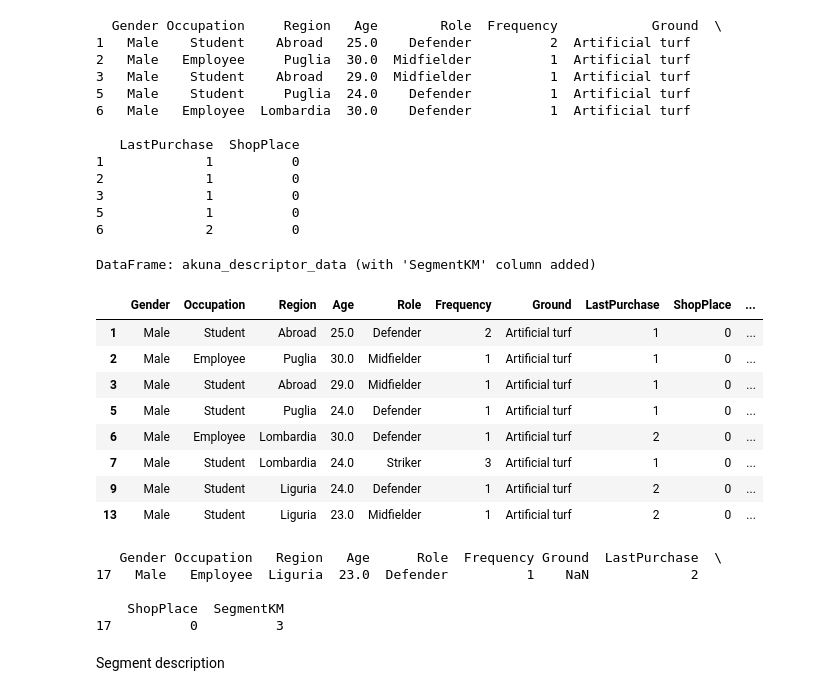
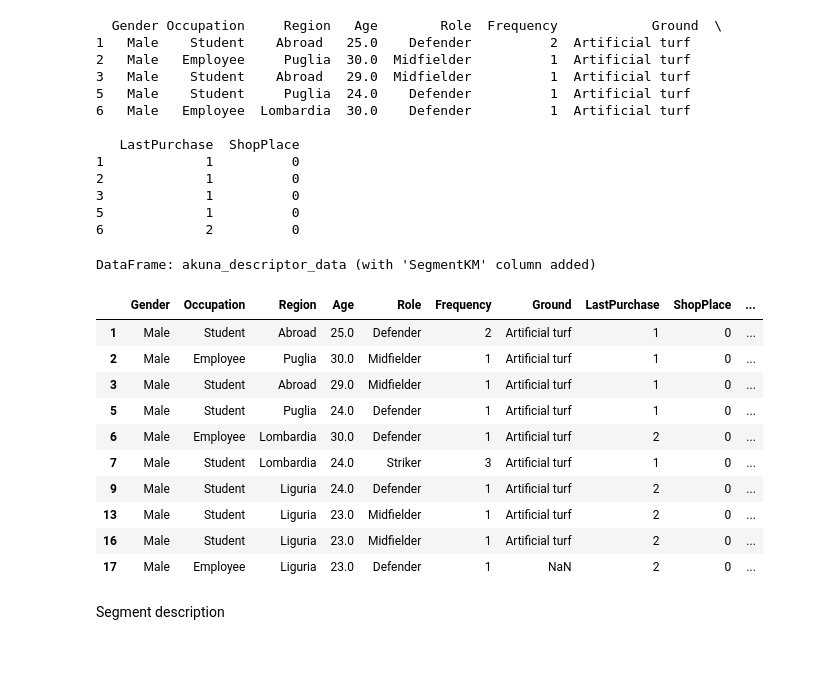
Before and after one commit to FraSeb6/Maketing_analysis, a Jupyter notebook: segmentation.ipynb, the cells around one changed output. Drawn from its saved outputs; the diff is of its cells as text; code cells hidden in the pictures; blank space fills up the shorter version.

```diff
--- a/segmentation.ipynb
+++ b/segmentation.ipynb
@@ -458,27 +456,20 @@ print(akuna_descriptor_data.head())
 # %%
 akuna_descriptor_data["SegmentKM"] = akuna_segmentation_data["SegmentKM"]
 print("DataFrame: akuna_descriptor_data (with 'SegmentKM' column added)")
-akuna_descriptor_data.head(8)
+akuna_descriptor_data.head(10)
 # %% [output]
 DataFrame: akuna_descriptor_data (with 'SegmentKM' column added)
 |  | Gender | Occupation | Region | Age | Role | Frequency | Ground | LastPurchase | ShopPlace | ... |
 | 1 | Male | Student | Abroad | 25.0 | Defender | 2 | Artificial turf | 1 | 0 | ... |
 | 2 | Male | Employee | Puglia | 30.0 | Midfielder | 1 | Artificial turf | 1 | 0 | ... |
 | 3 | Male | Student | Abroad | 29.0 | Midfielder | 1 | Artificial turf | 1 | 0 | ... |
 | 5 | Male | Student | Puglia | 24.0 | Defender | 1 | Artificial turf | 1 | 0 | ... |
 | 6 | Male | Employee | Lombardia | 30.0 | Defender | 1 | Artificial turf | 2 | 0 | ... |
 | 7 | Male | Student | Lombardia | 24.0 | Striker | 3 | Artificial turf | 1 | 0 | ... |
 | 9 | Male | Student | Liguria | 24.0 | Defender | 1 | Artificial turf | 2 | 0 | ... |
 | 13 | Male | Student | Liguria | 23.0 | Midfielder | 1 | Artificial turf | 2 | 0 | ... |
+| 16 | Male | Student | Liguria | 23.0 | Midfielder | 1 | Artificial turf | 2 | 0 | ... |
+| 17 | Male | Employee | Liguria | 23.0 | Defender | 1 | NaN | 2 | 0 | ... |
-# %%
-
-print(akuna_descriptor_data[akuna_descriptor_data.isna().any(axis=1)])
-# %% [output]
-   Gender Occupation   Region   Age      Role  Frequency Ground  LastPurchase  \
-17   Male   Employee  Liguria  23.0  Defender          1    NaN             2
-
-    ShopPlace  SegmentKM
-17          0          3
 # %% [markdown]
 
 Segment description
```
Also changed, not shown: parts of 2 cells of this notebook.
